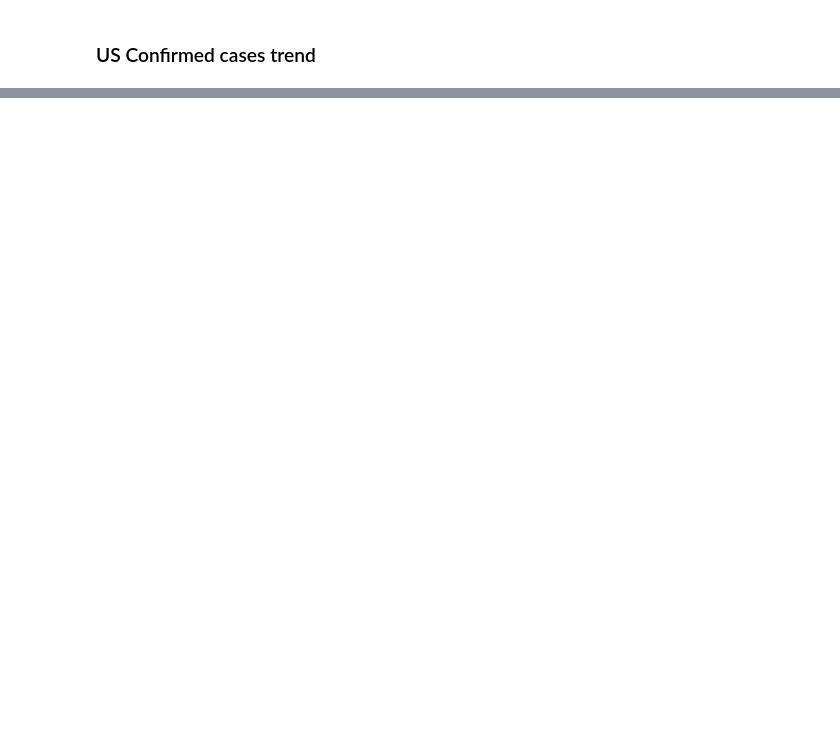
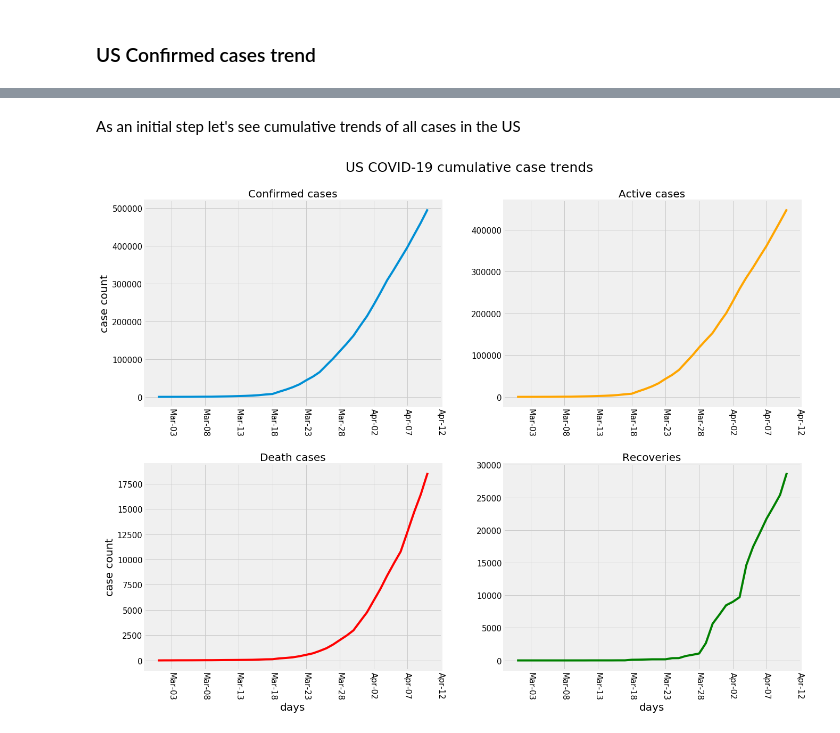
Before and after one commit to anarhasanov/COVID-19-analysis, a Jupyter notebook: COVID-19 analysis.ipynb, the cells around one changed output, grey strips where cells are left out. Cells and saved outputs as stored; diff of their text form; code cells hidden in the pictures; blank space fills up the shorter version.

```diff
--- a/COVID-19 analysis.ipynb
+++ b/COVID-19 analysis.ipynb
@@ -357,0 +368,39 @@ The most deaths is in New York, followed by New Jersey and Michigan.
+# %%
+# create a function to plot trends for confirmed, active, death and recovery cases
+
+def plot_all_cumulative_trends(country, period='2020-01-22'):
+    fig, ax = plt.subplots(2, 2, figsize=(20, 15))
+    fig.suptitle(country + ' COVID-19 cumulative case trends', size=25)
+    fig.tight_layout(pad=9.0)
+
+    ax[0,0].plot(confirmed_trend_top15[period:][country].index, confirmed_trend_top15[period:][country])
+    ax[0,0].set_title('Confirmed cases', size=20)
+    ax[0,0].set_ylabel('case count', size=20)
+    ax[0,0].xaxis.set_major_formatter(mdates.DateFormatter('%b-%d'))
+    ax[0,0].xaxis.set_major_locator(mdates.DayLocator(interval=5))
+    ax[0,0].tick_params(axis='y', labelsize=15)
+    ax[0,0].tick_params(axis='x', labelsize=15, rotation=270)
+
+    ax[0,1].plot(active_trend_top15[period:][country].index, active_trend_top15[period:][country], color='orange')
+    ax[0,1].set_title('Active cases', size=20)
+    ax[0,1].xaxis.set_major_formatter(mdates.DateFormatter('%b-%d'))
+    ax[0,1].xaxis.set_major_locator(mdates.DayLocator(interval=5))
+    ax[0,1].tick_params(axis='y', labelsize=15)
+    ax[0,1].tick_params(axis='x', labelsize=15, rotation=270)
+
+    ax[1,0].plot(deaths_trend_top15[period:][country].index, deaths_trend_top15[period:][country], color='red')
+    ax[1,0].set_title('Death cases', size=20)
+    ax[1,0].set_ylabel('case count', size=20)
+    ax[1,0].set_xlabel('days', size=20)
+    ax[1,0].xaxis.set_major_formatter(mdates.DateFormatter('%b-%d'))
+    ax[1,0].xaxis.set_major_locator(mdates.DayLocator(interval=5))
+    ax[1,0].tick_params(axis='y', labelsize=15)
+    ax[1,0].tick_params(axis='x', labelsize=15, rotation=270)
+
+    ax[1,1].plot(recoveries_trend_top15[period:][country].index, recoveries_trend_top15[period:][country], color='green')
+    ax[1,1].set_title('Recoveries', size=20)
+    ax[1,1].set_xlabel('days', size=20)
+    ax[1,1].xaxis.set_major_formatter(mdates.DateFormatter('%b-%d'))
+    ax[1,1].xaxis.set_major_locator(mdates.DayLocator(interval=5))
+    ax[1,1].tick_params(axis='y', labelsize=15)
+    ax[1,1].tick_params(axis='x', labelsize=15, rotation=270)
@@ -357,0 +421,6 @@ The most deaths is in New York, followed by New Jersey and Michigan.
+# %% [markdown]
+As an initial step let's see cumulative trends of all cases in the US
+# %%
+plot_all_cumulative_trends('US', '2020-03-01')
+# %% [output]
+[figure, added]
```
Also changed, not shown: parts of 27 cells of this notebook.
